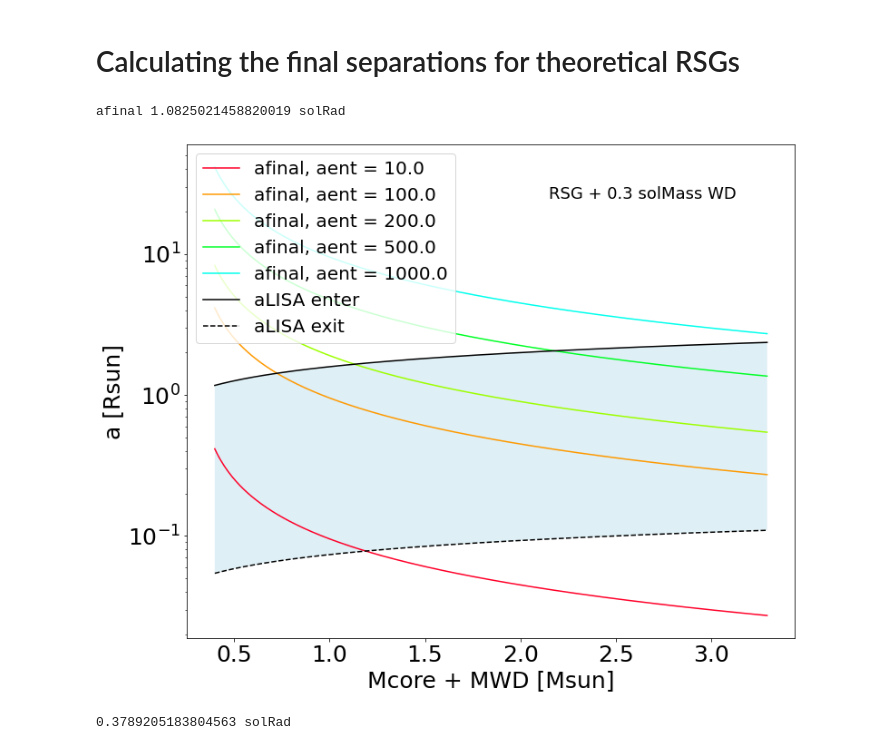
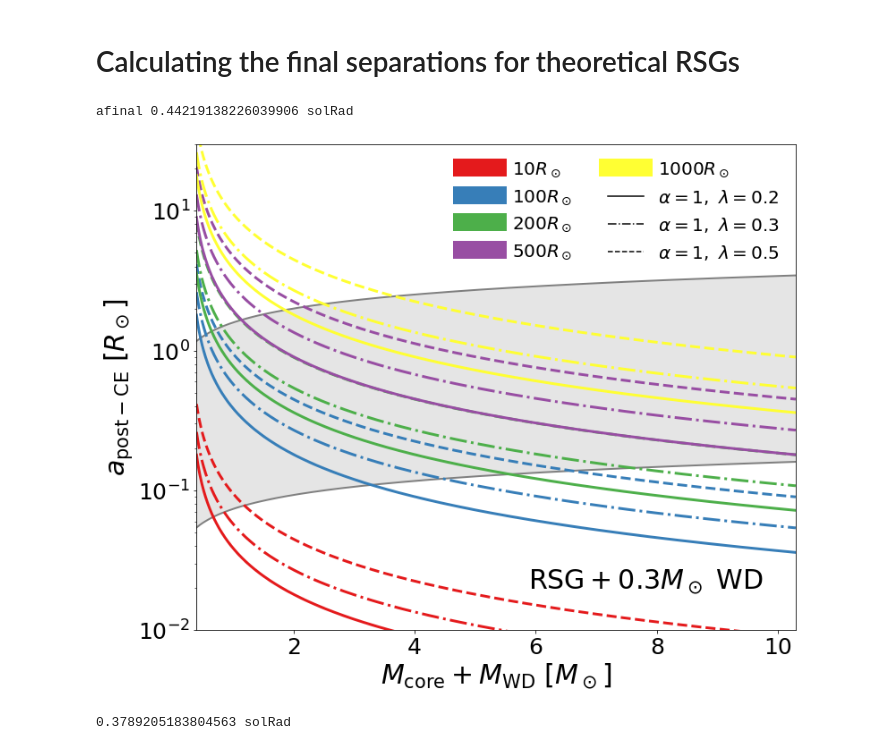
Before and after one commit to tcallister/LISA-and-CE-Evolution, a Jupyter notebook: CEinLISA.ipynb, the cells around one changed output. Drawn from its saved outputs; the diff is of its cells as text; code cells hidden in the pictures.

Commit message:
making Lieke's plot with more values of Lambda

```diff
--- a/CEinLISA.ipynb
+++ b/CEinLISA.ipynb
@@ -104,8 +104,7 @@ print(Porb)
 # %%
 def lambda_dewi():
 # %%
-rainbow = plt.cm.gist_rainbow(np.linspace(0,1, 8) ) #3rd num is the number of colours
-
+rainbow = plt.cm.Set1(np.linspace(0,1,8) ) #3rd num is the number of colours
 
 def Rrl(a, m1, m2):
     #RL1 for q = m1/m2
@@ -126,61 +125,75 @@ def aLISAexit(mass):
     a = pow(const.G * mass * (np.pi * min_freq)**-2, 1./3. )
     return a.to(u.Rsun)
 
-def afinal(Mdcore = 1*u.Msun, Mdenv= 1*u.Msun, Mcomp= 1*u.Msun, a_ent= 1*u.Rsun, alpha=1.0, Lambda= 0.5):
+def afinal(Mdcore = 1*u.Msun, Mdenv= 1*u.Msun, Mcomp= 1*u.Msun, a_ent= 1*u.Rsun, alpha=1.0, Lambda= 0.2):
+    ## Mathieu: based on Fig. 1 in de Marco et al. 2011, lambda=0.2-0.3 is more realistic.
     Mdon = Mdcore + Mdenv
     Rrld = Rrl(a_ent, Mdon, Mcomp)
-#     print('Rrld', Rrld)
+    # print('Rrld', Rrld)
     afinal = (Mdcore*Mcomp)/2 * ( (Mdon*Mdenv)/(Lambda*Rrld) + (Mdon*Mcomp)/(2*a_ent) )**-1
     return afinal
 
-print('afinal', afinal(Mdcore = 0.5*u.Msun, Mdenv = 1.1*u.Msun, Mcomp= 0.3*u.Msun, a_ent= 100*u.Rsun, alpha=1., Lambda=0.5) )
+print('afinal', afinal(Mdcore = 0.5*u.Msun, Mdenv = 1.1*u.Msun, Mcomp= 0.3*u.Msun, a_ent= 100*u.Rsun, alpha=1., Lambda=0.2) )
 # afinal_Ivanova = afinal(Mdcore = 0.5*u.Msun, Mdenv = 1.1*u.Msun, Mcomp= companion_mass, a_ent= 100*u.Rsun, alpha=1., Lambda=0.5) )
 
 def plot_afinal_Mgw(companion_mass = 0.3):
     #companion_mass The withe dwarf falling into the envelope
 
     fig, ax = plt.subplots(figsize=(12,10))
 
-    core_masses = np.arange(0.1, 3, 0.01) #Donor core masses
+    core_masses = np.arange(0.1, 10, 0.01) #Donor core masses
     masses = core_masses + companion_mass
 
     donor_envelope_masses = core_masses *2*u.Msun   #ballpack estimate
 
     #Add units
     companion_mass = companion_mass*u.Msun
     core_masses = core_masses*u.Msun
     masses = masses*u.Msun
 
     a_enters = np.logspace(1, 3, 3)
     a_enters = np.append(a_enters, 200)
     a_enters = np.append(a_enters, 500)
     a_enters = np.sort(a_enters)
     for i, a in enumerate(a_enters):
+        afinals = afinal(Mdcore = core_masses, Mdenv = donor_envelope_masses, Mcomp= companion_mass, a_ent= a*u.Rsun, alpha=1., Lambda=0.2)
+        plt.plot(masses, afinals, # label = 'afinal, aent = '+str(a),
+                 lw=3,c = rainbow[i] )
+        afinals = afinal(Mdcore = core_masses, Mdenv = donor_envelope_masses, Mcomp= companion_mass, a_ent= a*u.Rsun, alpha=1., Lambda=0.3)
+        plt.plot(masses, afinals, # label = 'afinal, aent = '+str(a),
+                 ls='-.',lw=3, c = rainbow[i] )
         afinals = afinal(Mdcore = core_masses, Mdenv = donor_envelope_masses, Mcomp= companion_mass, a_ent= a*u.Rsun, alpha=1., Lambda=0.5)
-        plt.plot(masses, afinals, label = 'afinal, aent = '+str(a), c = rainbow[i] )
+        plt.plot(masses, afinals, # label = 'afinal, aent = '+str(a),
+                 ls='--',lw=3, c = rainbow[i] )
 
+    for i, a in enumerate(a_enters):
+        ax.plot(np.nan, np.nan, ls='-', lw=20, label=r"%.0f"%float(a)+"$R_\odot$", c= rainbow[i])
+    ax.plot(np.nan, np.nan, ls='-', c='k',label=r"$\alpha=1,\ \lambda=0.2$")
+    ax.plot(np.nan, np.nan, ls='-.',c='k', label=r"$\alpha=1,\ \lambda=0.3$")
+    ax.plot(np.nan, np.nan, ls='--',c='k', label=r"$\alpha=1,\ \lambda=0.5$")
 
-    ax.fill_between(masses, aLISAexit(masses), aLISA(masses),\
-                              facecolor='lightblue',  alpha=0.4)
-    plt.plot(masses, aLISA(masses), label = 'aLISA enter', c = 'k')
-    plt.plot(masses, aLISAexit(masses), label = 'aLISA exit', c = 'k', linestyle='--')
+    ax.fill_between(masses, aLISAexit(masses), aLISA(masses), facecolor='#808080',  alpha=0.2, zorder=0)
+    plt.plot(masses, aLISA(masses), c = '#808080', lw=2, ls='-',  zorder=0) # label = 'aLISA enter',
+    plt.plot(masses, aLISAexit(masses), c = '#808080',lw=2, linestyle='-',  zorder=0) # label = 'aLISA exit',
 
-    plt.text(0.75, 0.9, 'RSG + '+str(companion_mass)+' WD', fontsize = 18, horizontalalignment='center', verticalalignment='center', transform=ax.transAxes)
+    plt.text(0.75, 0.1, r'$\mathrm{RSG} + '+str(companion_mass.value)+r'M_\odot \ \mathrm{WD}$', fontsize = 30, horizontalalignment='center', verticalalignment='center', transform=ax.transAxes)
 
-    plt.legend(fontsize = 20, loc = 'upper left')
-    plt.xlabel('Mcore + MWD [Msun]',size = 25)
-    plt.ylabel('a [Rsun]',size = 25)
+    l = ax.legend(fontsize = 20, loc = 'upper right', ncol=2)
+    l.draw_frame(False)
+    plt.xlabel(r'$M_\mathrm{core} + M_\mathrm{ WD}\ [M_\odot]$',size = 30)
+    plt.ylabel(r'$a_\mathrm{post-CE}\ [R_\odot]$',size = 30)
     plt.tick_params(axis='both', which='major', labelsize=25) #right side
     plt.yscale('log')
-    plt.savefig(proj_dir+'/a_Mcore_Mwd'+str(companion_mass.value).replace('.', 'd')+'.png', bbox_inches='tight')
-
+    # plt.savefig(proj_dir+'/a_Mcore_Mwd'+str(companion_mass.value).replace('.', 'd')+'.png', bbox_inches='tight')
+    ax.set_ylim(1e-2,30)
+    ax.set_xlim(min(masses.value), max(masses.value))
     plt.show()
 
 
 plot_afinal_Mgw(companion_mass = 0.3)
 # %% [output]
-afinal 1.0825021458820019 solRad
+afinal 0.44219138226039906 solRad
-[figure, old version]
+[figure, new version]
 # %%
 print(Rrl(a = 1*u.Rsun, m1 = 0.5 *u.Msun, m2= 0.5 *u.Msun))
 # %% [output]
```
Also changed, not shown: parts of 2 cells of this notebook, 2 other files.
